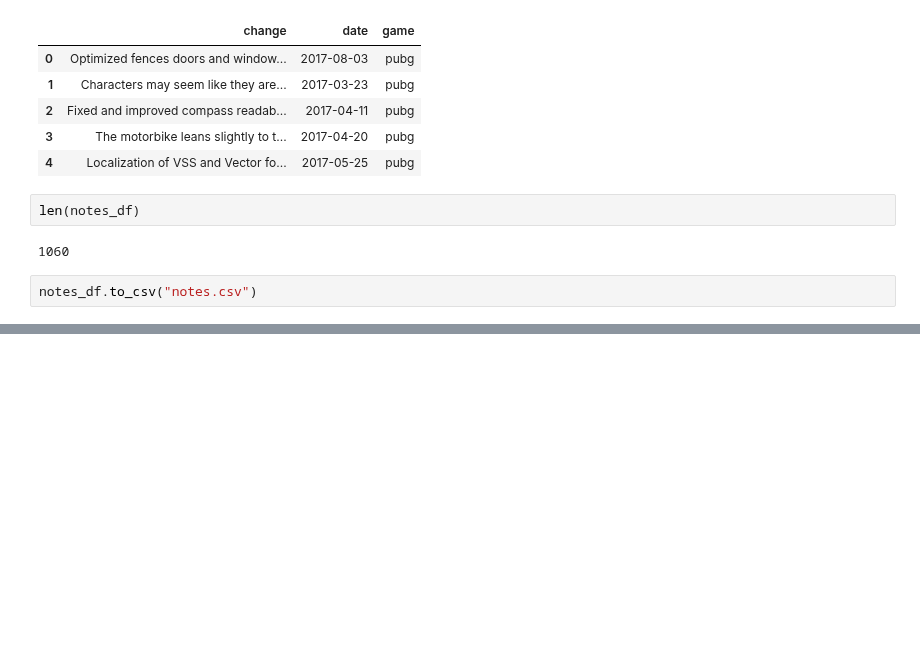
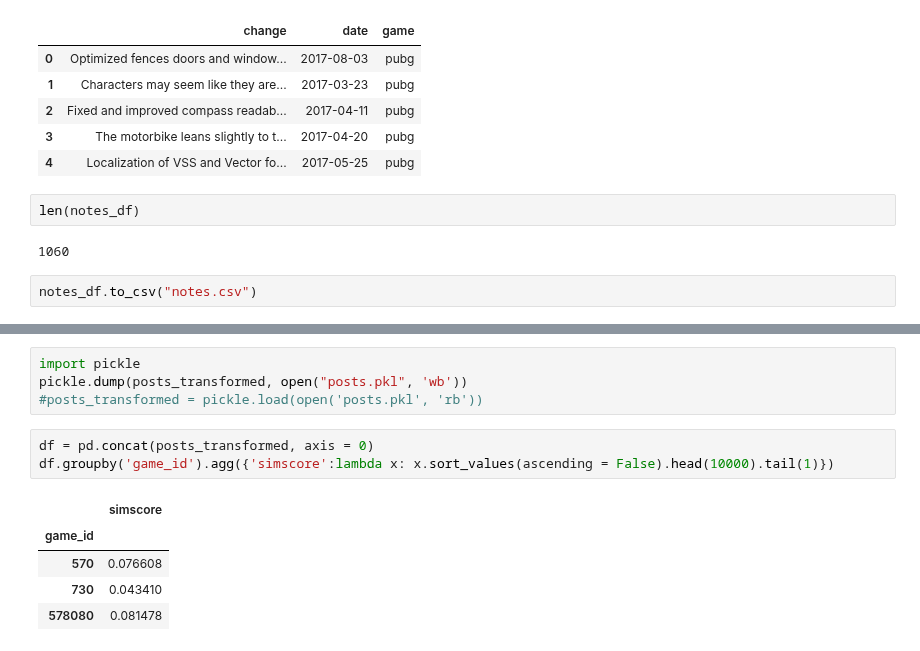
Before and after one commit to johink/Ambient, a Jupyter notebook: EDA.ipynb, the cells around one changed output, grey strips where cells are left out. Saved outputs shown, nothing was run; the diff lists cells and outputs as text; blank space fills up the shorter version.

```diff
--- a/EDA.ipynb
+++ b/EDA.ipynb
@@ -311,0 +321,13 @@ csgo
+# %%
+import pickle
+pickle.dump(posts_transformed, open("posts.pkl", 'wb'))
+#posts_transformed = pickle.load(open('posts.pkl', 'rb'))
+# %%
+df = pd.concat(posts_transformed, axis = 0)
+df.groupby('game_id').agg({'simscore':lambda x: x.sort_values(ascending = False).head(10000).tail(1)})
+# %% [output]
+|  | simscore |
+| game_id |  |
+| 570 | 0.076608 |
+| 730 | 0.043410 |
+| 578080 | 0.081478 |
```
Also changed, not shown: parts of 12 cells of this notebook, 2 other files.
